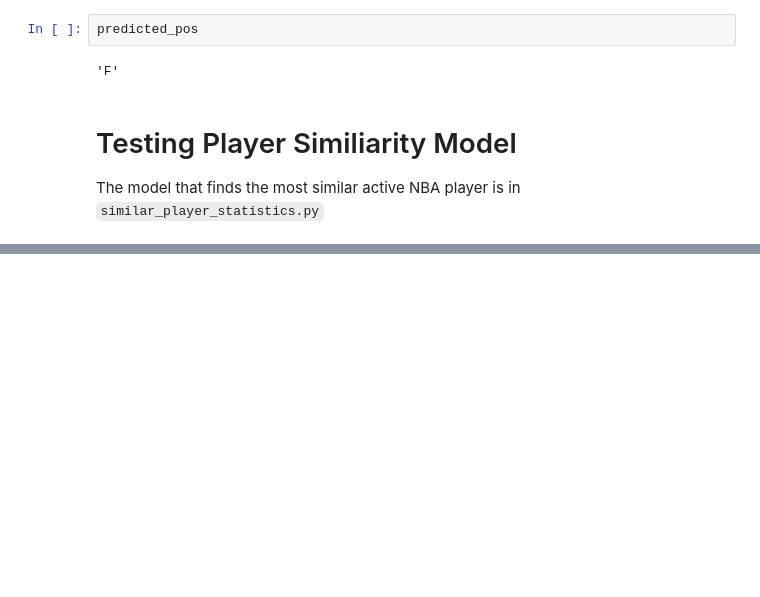
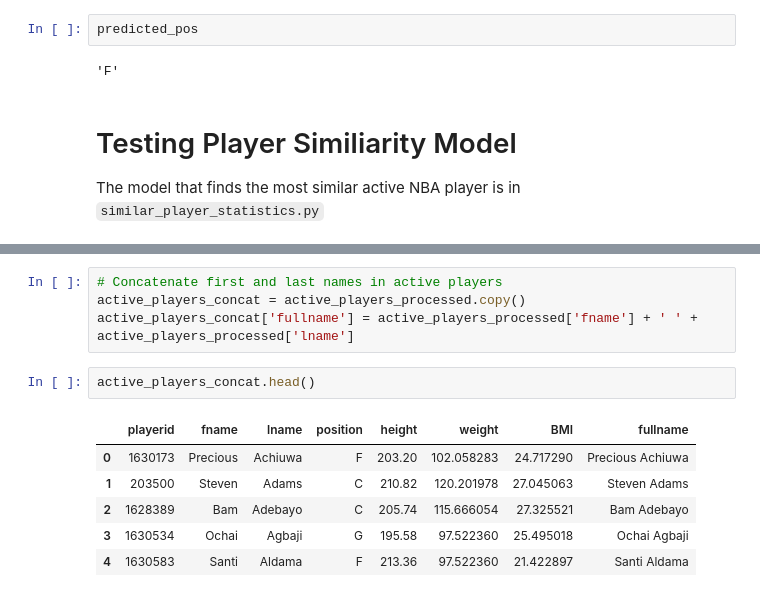
Before and after one commit to danielliu2707/positionn, a Jupyter notebook: player_statistics.ipynb, the cells around one changed output, grey strips where cells are left out. Cells and saved outputs as stored; diff of their text form; blank space fills up the shorter version.

```diff
--- a/player_statistics.ipynb
+++ b/player_statistics.ipynb
@@ -249,0 +273,13 @@ The model that finds the most similar active NBA player is in `similar_player_st
+# %%
+# Concatenate first and last names in active players
+active_players_concat = active_players_processed.copy()
+active_players_concat['fullname'] = active_players_processed['fname'] + ' ' + active_players_processed['lname']
+# %%
+active_players_concat.head()
+# %% [output]
+|  | playerid | fname | lname | position | height | weight | BMI | fullname |
+| 0 | 1630173 | Precious | Achiuwa | F | 203.20 | 102.058283 | 24.717290 | Precious Achiuwa |
+| 1 | 203500 | Steven | Adams | C | 210.82 | 120.201978 | 27.045063 | Steven Adams |
+| 2 | 1628389 | Bam | Adebayo | C | 205.74 | 115.666054 | 27.325521 | Bam Adebayo |
+| 3 | 1630534 | Ochai | Agbaji | G | 195.58 | 97.522360 | 25.495018 | Ochai Agbaji |
+| 4 | 1630583 | Santi | Aldama | F | 213.36 | 97.522360 | 21.422897 | Santi Aldama |
```
Also changed, not shown: parts of 11 cells of this notebook, 7 other files.
